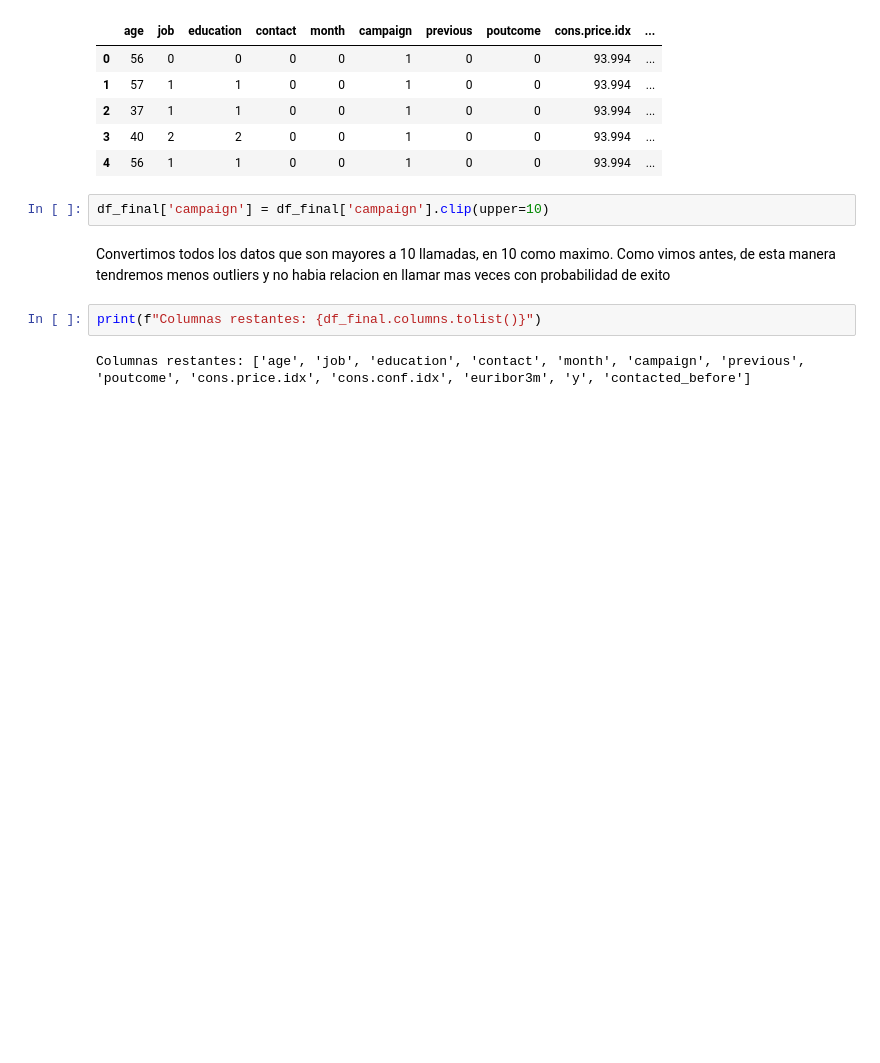
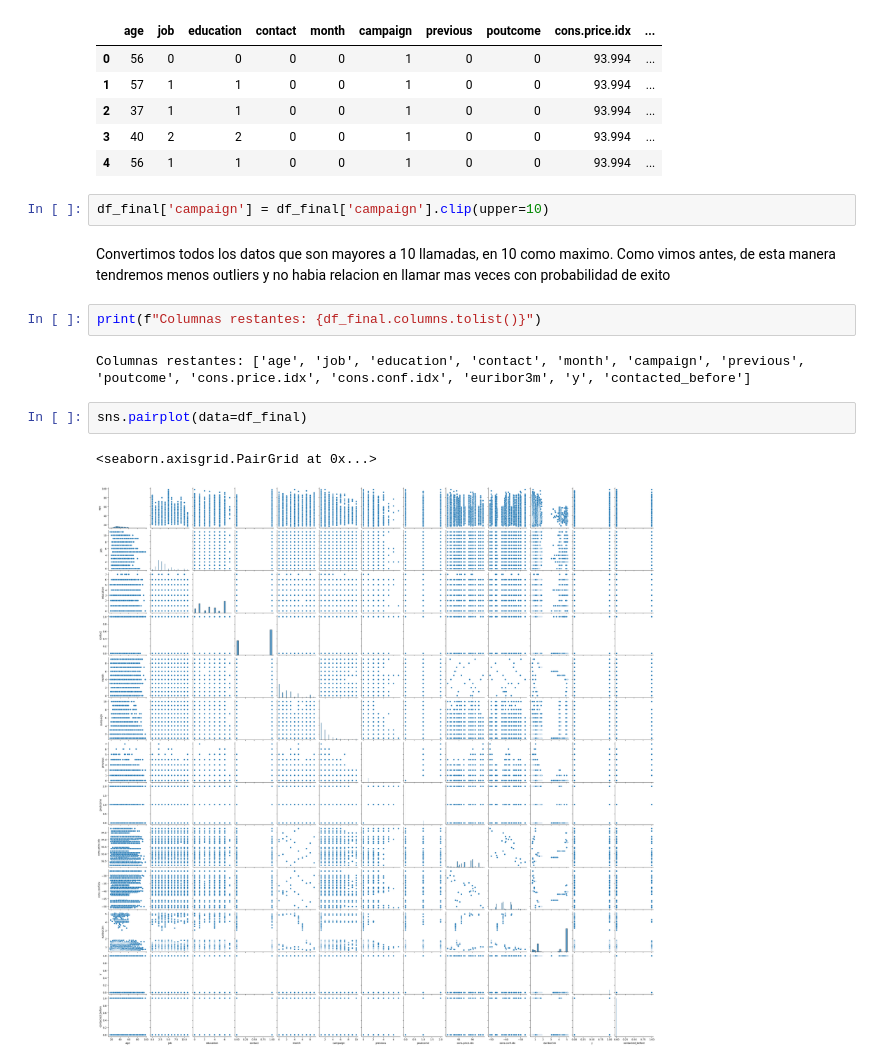
Before and after one commit to LeandroR093/Regresion-logistica, a Jupyter notebook: src/explore.ipynb, the cells around one changed output. Cells and saved outputs as stored; diff of their text form; blank space fills up the shorter version.

```diff
--- a/src/explore.ipynb
+++ b/src/explore.ipynb
@@ -339,3 +339,8 @@ Convertimos todos los datos que son mayores a 10 llamadas, en 10 como maximo. Co
 print(f"Columnas restantes: {df_final.columns.tolist()}")
 # %% [output]
 Columnas restantes: ['age', 'job', 'education', 'contact', 'month', 'campaign', 'previous', 'poutcome', 'cons.price.idx', 'cons.conf.idx', 'euribor3m', 'y', 'contacted_before']
+# %%
+sns.pairplot(data=df_final)
+# %% [output]
+<seaborn.axisgrid.PairGrid at 0x...>
+[figure, added]
```
Also changed, not shown: parts of 13 cells of this notebook.
